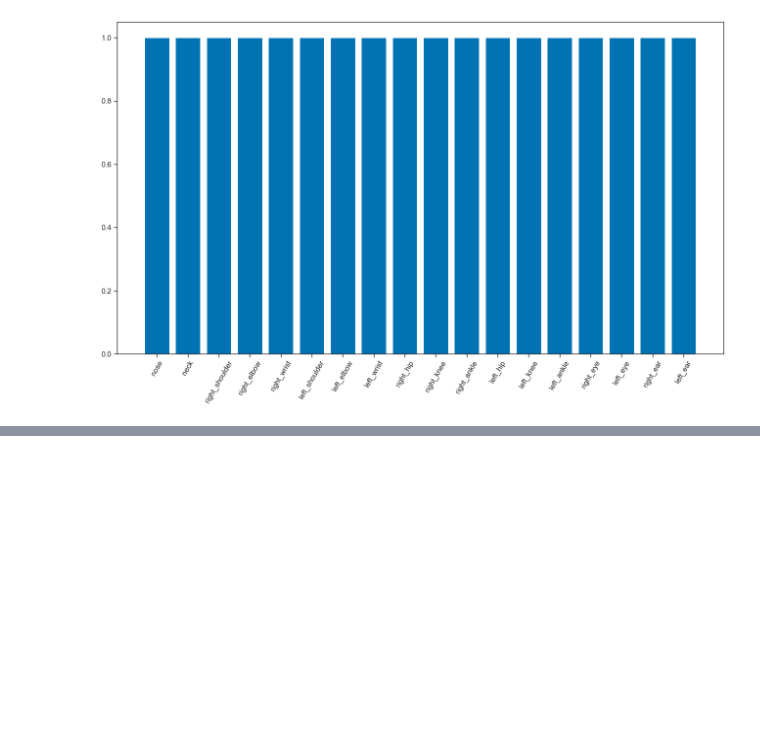
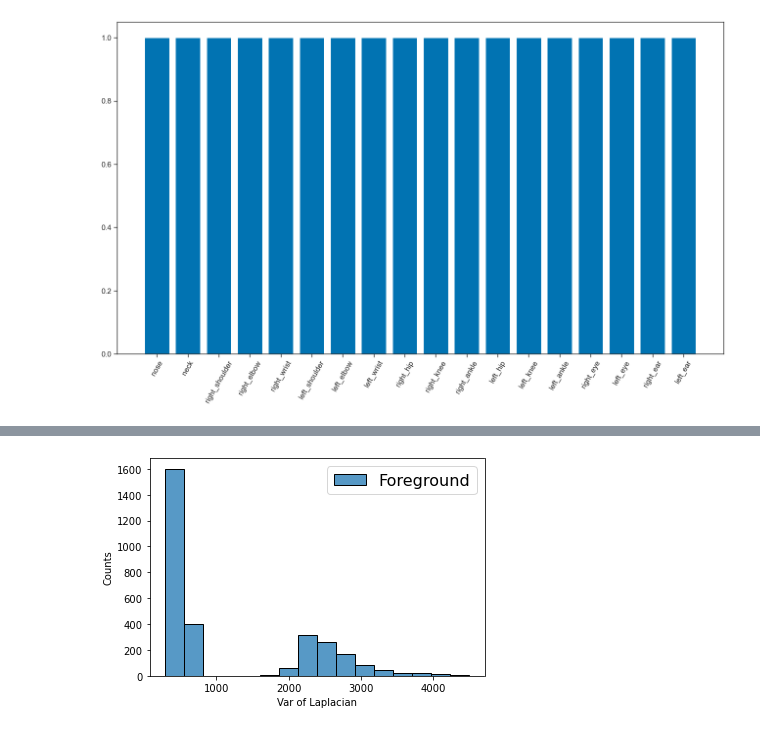
Before and after one commit to Unity-Technologies/pysolotools, a Jupyter notebook: examples/Solo_Stats.ipynb, the cells around one changed output, grey strips where cells are left out. Saved outputs shown, nothing was run; the diff lists cells and outputs as text; code cells hidden in the pictures; blank space fills up the shorter version.

```diff
--- a/examples/Solo_Stats.ipynb
+++ b/examples/Solo_Stats.ipynb
@@ -198,0 +247,10 @@ plt.show()
+# %%
+sns.histplot(fg_vars, kde = False,
+             kde_kws = {'linewidth': 3},
+             label = "Foreground")
+plt.legend(prop={'size': 16}, title = '')
+plt.xlabel('Var of Laplacian')
+plt.ylabel('Counts')
+plt.show()
+# %% [output]
+[figure, added]
```
Also changed, not shown: parts of 10 cells of this notebook.
